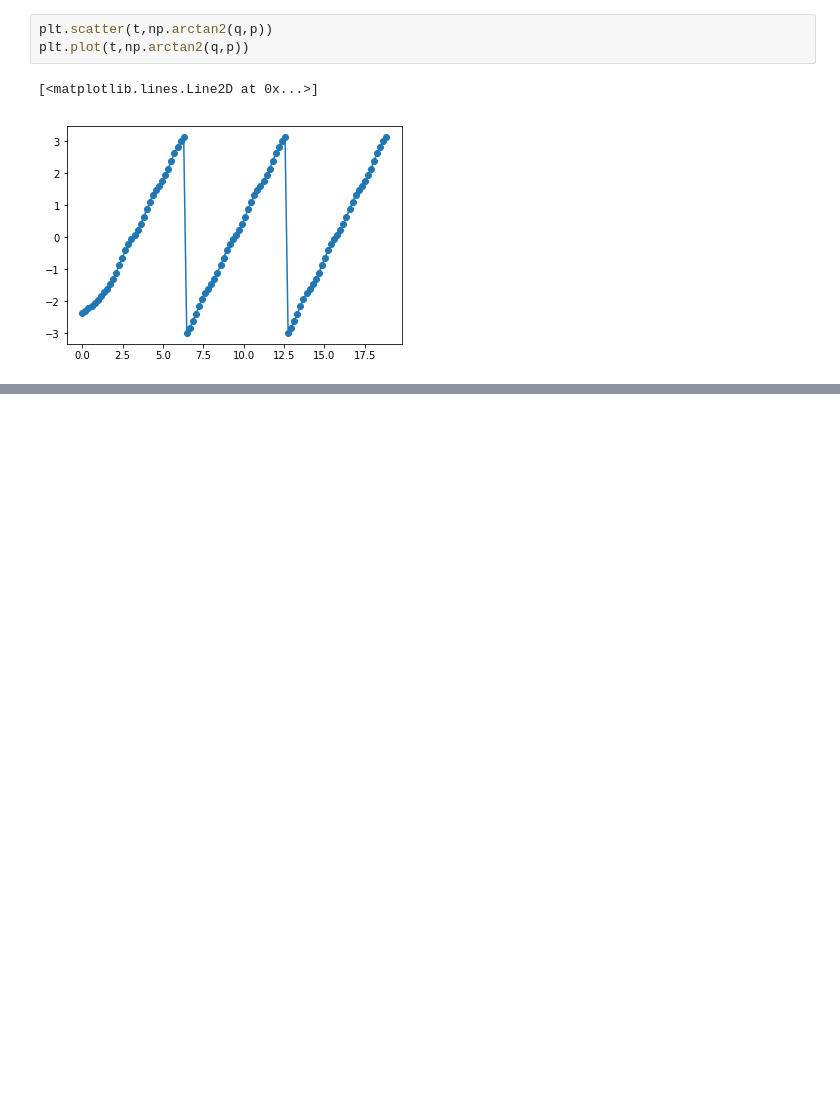
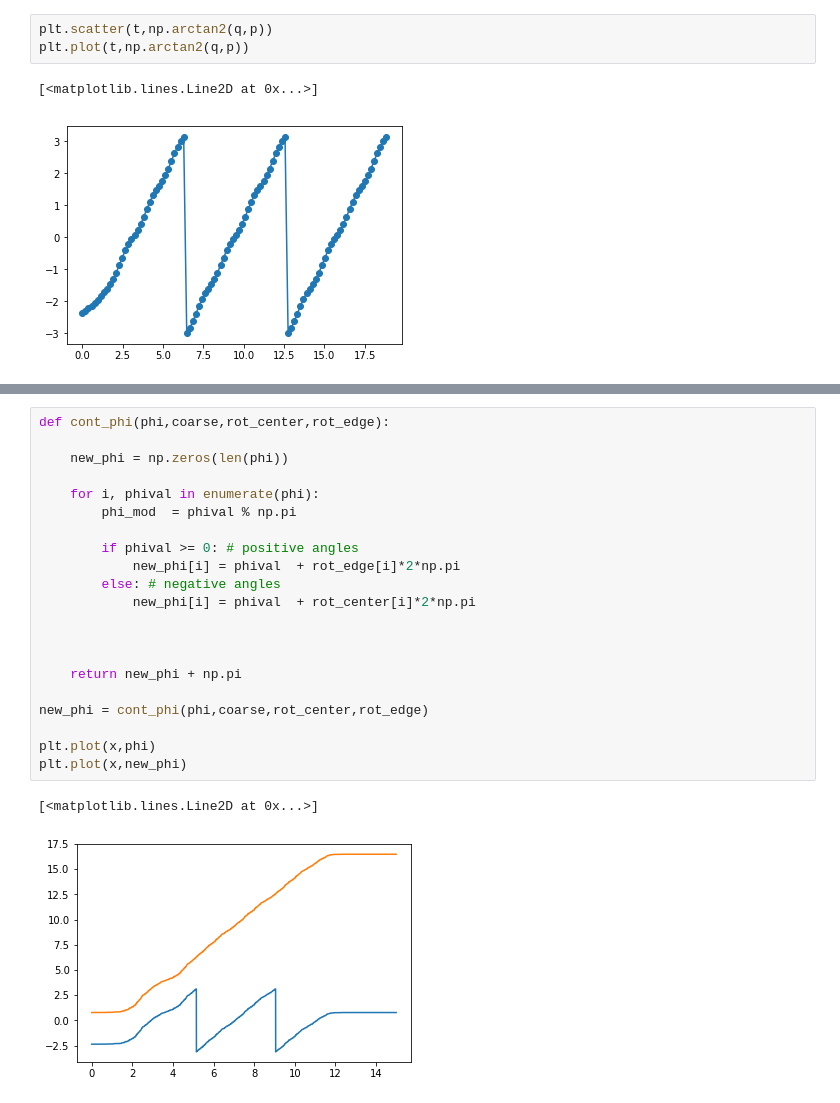
Before and after one commit to acidbourbon/lab_bench, a Jupyter notebook: workdir/jupyter/software_examples/sigproc_kit/gatemate_quadrature.ipynb, the cells around one changed output, grey strips where cells are left out. Saved outputs shown, nothing was run; the diff lists cells and outputs as text; blank space fills up the shorter version.

```diff
--- a/workdir/jupyter/software_examples/sigproc_kit/gatemate_quadrature.ipynb
+++ b/workdir/jupyter/software_examples/sigproc_kit/gatemate_quadrature.ipynb
@@ -143,0 +214,24 @@ plt.plot()
+# %%
+def cont_phi(phi,coarse,rot_center,rot_edge):
+
+    new_phi = np.zeros(len(phi))
+
+    for i, phival in enumerate(phi):
+        phi_mod  = phival % np.pi
+
+        if phival >= 0: # positive angles
+            new_phi[i] = phival  + rot_edge[i]*2*np.pi
+        else: # negative angles
+            new_phi[i] = phival  + rot_center[i]*2*np.pi
+
+
+
+    return new_phi + np.pi
+
+new_phi = cont_phi(phi,coarse,rot_center,rot_edge)
+
+plt.plot(x,phi)
+plt.plot(x,new_phi)
+# %% [output]
+[<matplotlib.lines.Line2D at 0x...>]
+[figure, added]
```
Also changed, not shown: parts of 8 cells of this notebook.
